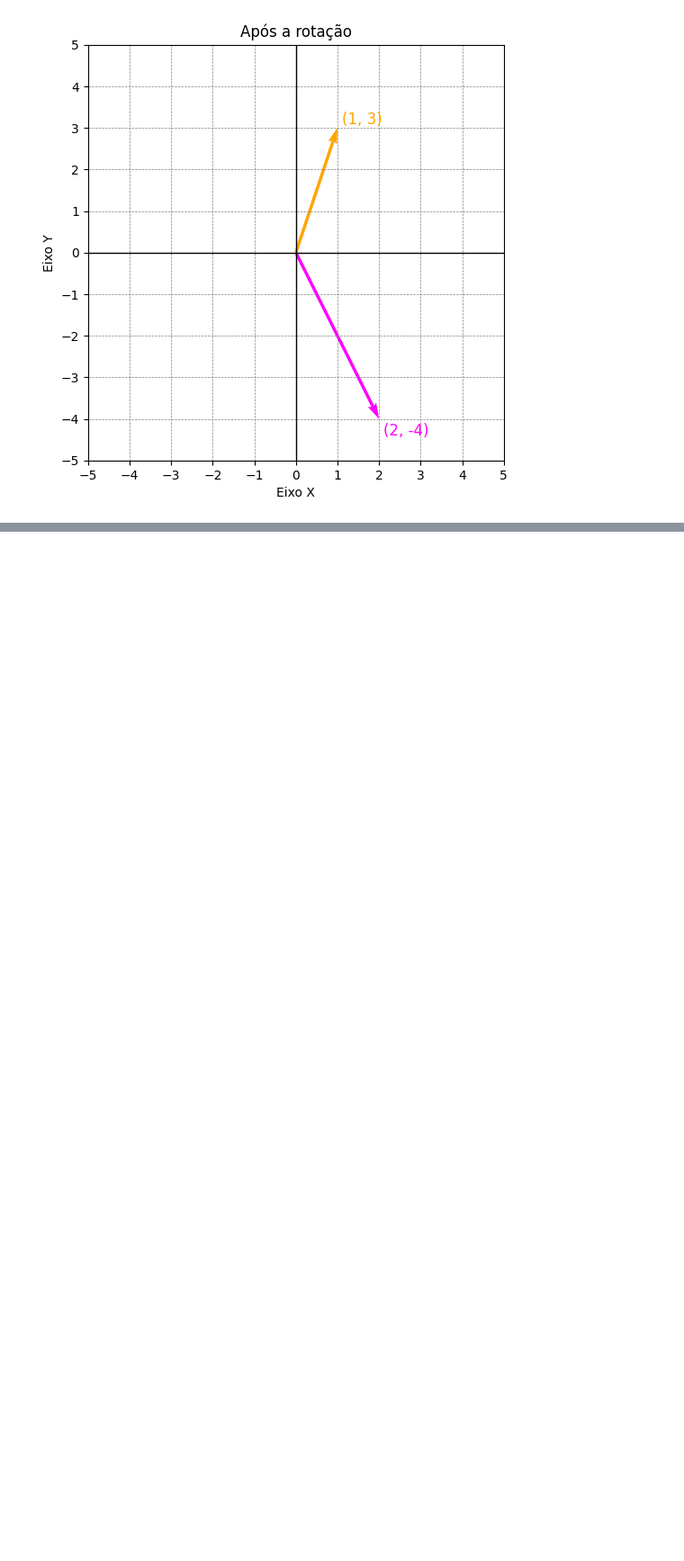
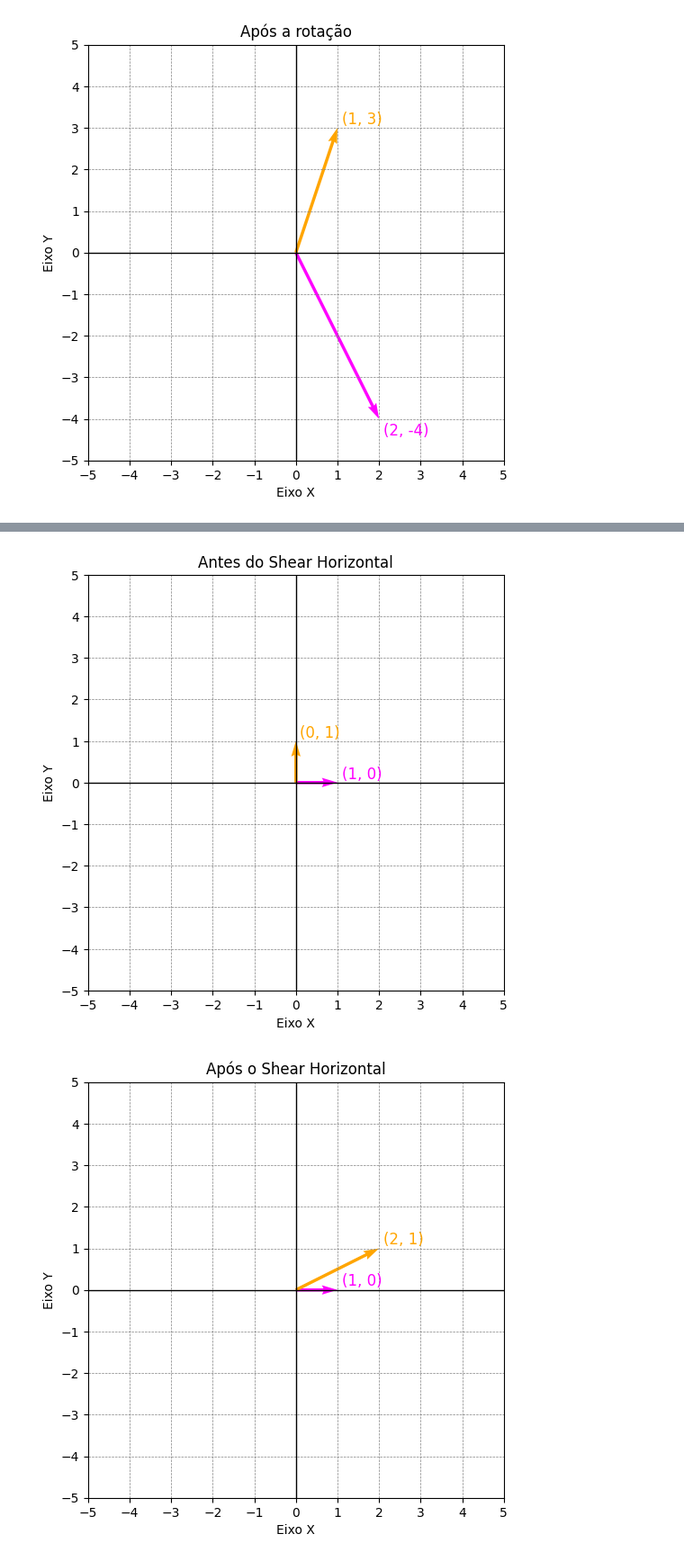
Before and after one commit to kmiepng/Matematica-Computacional, a Jupyter notebook: Atividades/atividade_000.ipynb, the cells around one changed output, grey strips where cells are left out. Shown at 90% size. Cells and saved outputs as stored; diff of their text form; code cells hidden in the pictures; blank space fills up the shorter version.

Commit message:
feat: aplicação do shear horizontal

```diff
--- a/Atividades/atividade_000.ipynb
+++ b/Atividades/atividade_000.ipynb
@@ -116,0 +139,9 @@ Matriz de Vetores Arbitrários após Rotação Horária de 90°:
+# %%
+unit_vectors = [[1, 0], [0, 1]]
+sheared_unit_vectors = [[1, 0], [2, 1]]
+
+plot_vectors("Antes do Shear Horizontal", unit_vectors)
+plot_vectors("Após o Shear Horizontal", sheared_unit_vectors)
+# %% [output]
+[figure, added]
+[figure, added]
```
Also changed, not shown: parts of 5 cells of this notebook.
